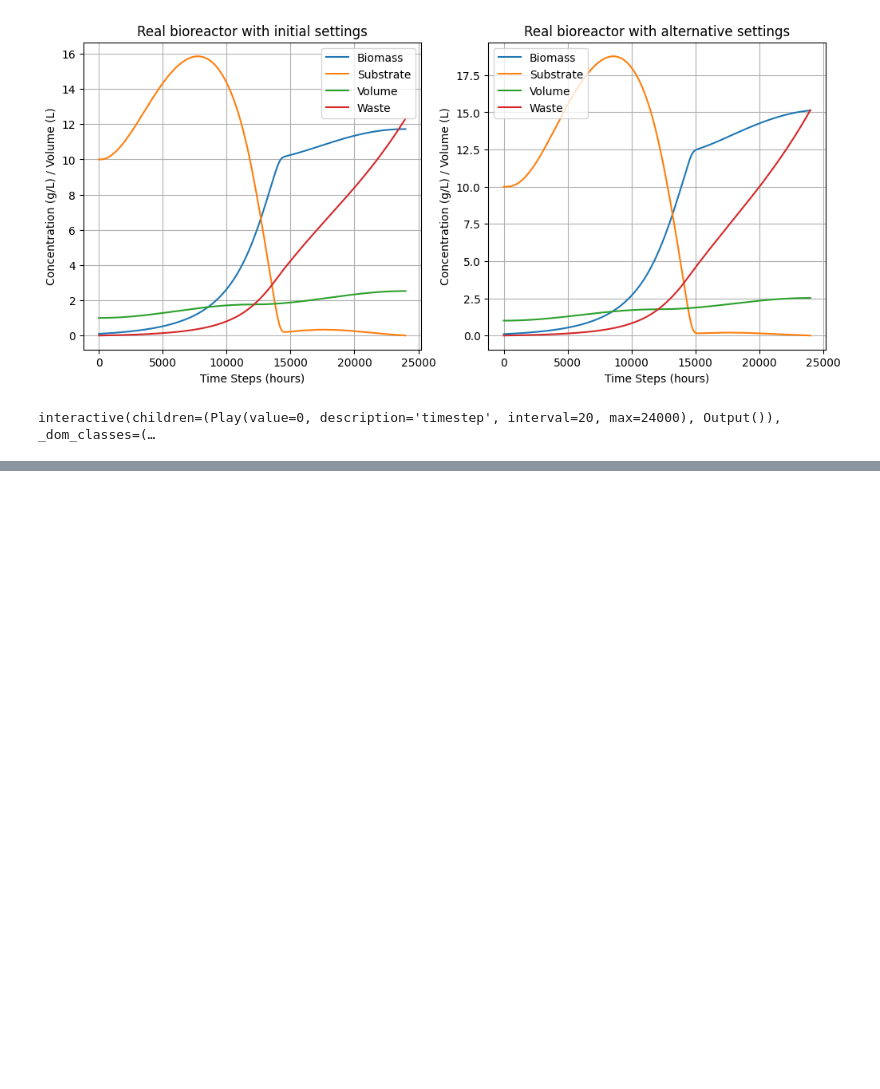
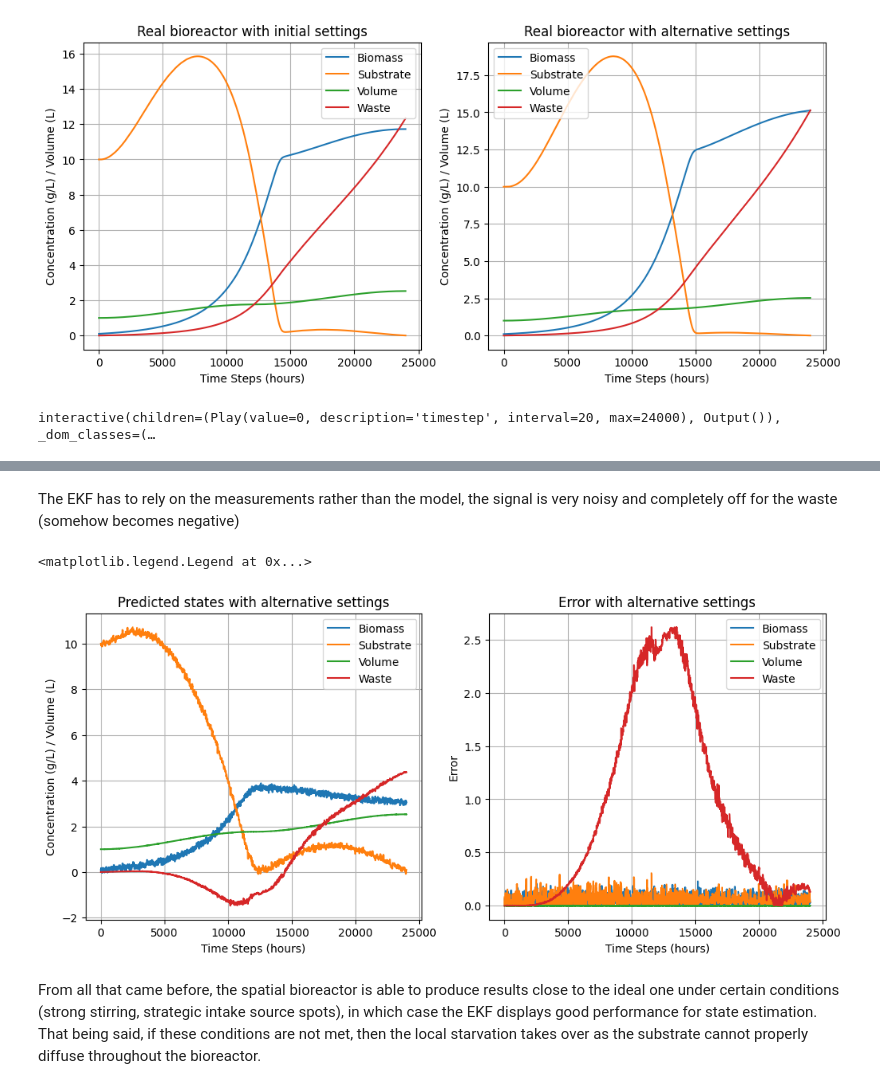
Before and after one commit to RayeneZanina/bioreactor-control, a Jupyter notebook: main.ipynb, the cells around one changed output, grey strips where cells are left out. Saved outputs shown, nothing was run; the diff lists cells and outputs as text; code cells hidden in the pictures; blank space fills up the shorter version.

```diff
--- a/main.ipynb
+++ b/main.ipynb
@@ -196,0 +306,23 @@ interactive(children=(Play(value=0, description='timestep', interval=20, max=240
+# %% [markdown]
+The EKF has to rely on the measurements rather than the model, the signal is very noisy and completely off for the waste (somehow becomes negative)
+# %%
+plt.figure(figsize=(12, 5))
+plt.subplot(1, 2, 1)
+plt.plot(alt2_estimated_state, label=['Biomass', 'Substrate', 'Volume', 'Waste'])
+plt.xlabel('Time Steps (hours)')
+plt.ylabel('Concentration (g/L) / Volume (L)')
+plt.grid()
+plt.legend()
+plt.title('Predicted states with alternative settings')
+plt.subplot(1, 2, 2)
+plt.plot(np.sqrt((alt2_true_states - alt2_estimated_state) ** 2), label=['Biomass', 'Substrate', 'Volume', 'Waste'])
+plt.xlabel('Time Steps (hours)')
+plt.ylabel('Error')
+plt.grid()
+plt.title('Error with alternative settings')
+plt.legend()
+# %% [output]
+<matplotlib.legend.Legend at 0x...>
+[figure, added]
+# %% [markdown]
+From all that came before, the spatial bioreactor is able to produce results close to the ideal one under certain conditions (strong stirring, strategic intake source spots), in which case the EKF displays good performance for state estimation. That being said, if these conditions are not met, then the local starvation takes over as the substrate cannot properly diffuse throughout the bioreactor.
```
Also changed, not shown: parts of 18 cells of this notebook.
